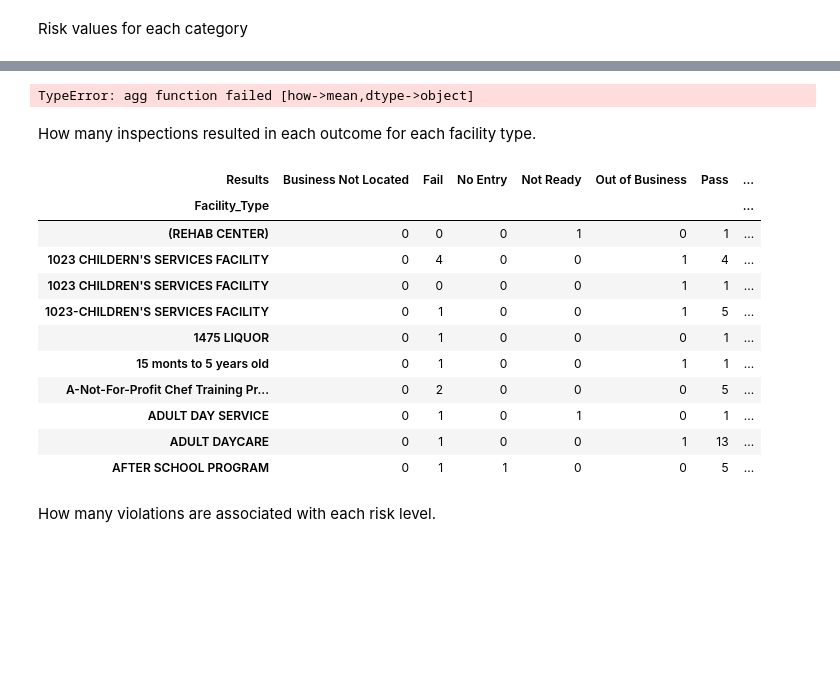
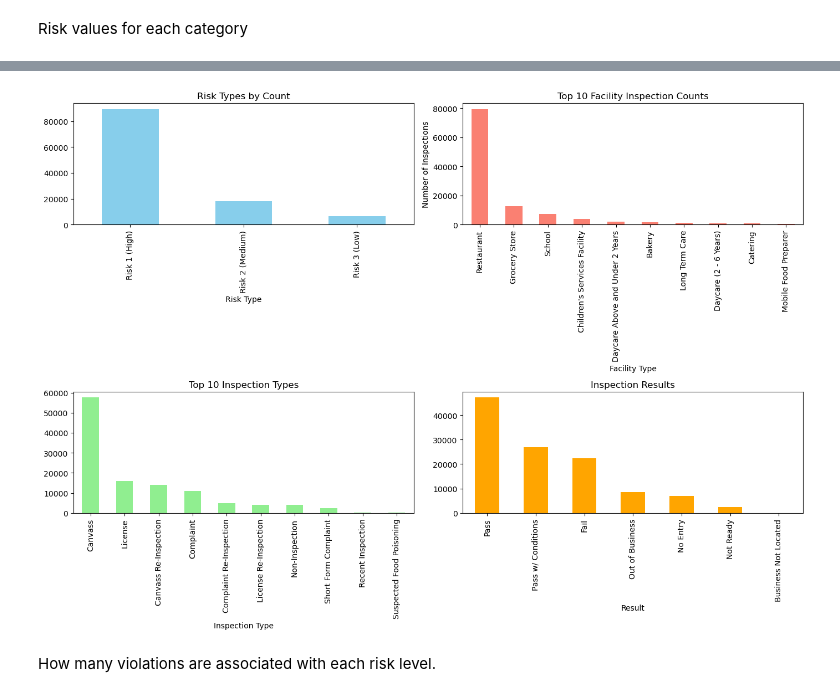
Before and after one commit to suhail-ak/data_science_py, a Jupyter notebook: DataScience_Project.ipynb, the cells around one changed output, grey strips where cells are left out. Drawn from its saved outputs; the diff is of its cells as text; code cells hidden in the pictures; blank space fills up the shorter version.

Commit message:
visuallizations

```diff
--- a/DataScience_Project.ipynb
+++ b/DataScience_Project.ipynb
@@ -206,25 +106,40 @@ plt.show()
-# %%
-average_risk_by_facility = dataset.groupby('Facility_Type')['Risk'].mean()
-average_risk_by_facility
-# %% [output]
-TypeError: agg function failed [how->mean,dtype->object]
-# %% [markdown]
-How many inspections resulted in each outcome for each facility type.
-# %%
-results_by_facility = dataset.groupby(['Facility_Type', 'Results']).size().unstack(fill_value=0)[:10]
-results_by_facility
-# %% [output]
-| Results | Business Not Located | Fail | No Entry | Not Ready | Out of Business | Pass | ... |
-| Facility_Type |  |  |  |  |  |  | ... |
-| (REHAB CENTER) | 0 | 0 | 0 | 1 | 0 | 1 | ... |
-| 1023 CHILDERN'S SERVICES FACILITY | 0 | 4 | 0 | 0 | 1 | 4 | ... |
-| 1023 CHILDREN'S SERVICES FACILITY | 0 | 0 | 0 | 0 | 1 | 1 | ... |
-| 1023-CHILDREN'S SERVICES FACILITY | 0 | 1 | 0 | 0 | 1 | 5 | ... |
-| 1475 LIQUOR | 0 | 1 | 0 | 0 | 0 | 1 | ... |
-| 15 monts to 5 years old | 0 | 1 | 0 | 0 | 1 | 1 | ... |
-| A-Not-For-Profit Chef Training Pr... | 0 | 2 | 0 | 0 | 0 | 5 | ... |
-| ADULT DAY SERVICE | 0 | 1 | 0 | 1 | 0 | 1 | ... |
-| ADULT DAYCARE | 0 | 1 | 0 | 0 | 1 | 13 | ... |
-| AFTER SCHOOL PROGRAM | 0 | 1 | 1 | 0 | 0 | 5 | ... |
+# %%
+
+# Risk value counts
+Risk_value_counts = dataset['Risk'].value_counts()
+Facility_Type_value_counts = dataset['Facility_Type'].value_counts()[:10]
+Inspection_Type_value_counts = dataset['Inspection_Type'].value_counts()[:10]
+Result_value_counts = dataset['Results'].value_counts()
+
+fig, axs = plt.subplots(2, 2, figsize=(14, 10))
+
+# Plot Risk value counts
+Risk_value_counts.plot(kind='bar', ax=axs[0, 0], color='skyblue')
+axs[0, 0].set_title('Risk Types by Count')
+axs[0, 0].set_xlabel('Risk Type')
+axs[0, 0].set_ylabel('')
+
+# Plot Facility Type value counts
+Facility_Type_value_counts[:10].plot(kind='bar', ax=axs[0, 1], color='salmon')
+axs[0, 1].set_title('Top 10 Facility Inspection Counts')
+axs[0, 1].set_xlabel('Facility Type')
+axs[0, 1].set_ylabel('Number of Inspections')
+
+# Plot Inspection Type value counts
+Inspection_Type_value_counts.plot(kind='bar', ax=axs[1, 0], color='lightgreen')
+axs[1, 0].set_title('Top 10 Inspection Types')
+axs[1, 0].set_xlabel('Inspection Type')
+axs[1, 0].set_ylabel('')
+
+# Plot Result value counts
+Result_value_counts.plot(kind='bar', ax=axs[1, 1], color='orange')
+axs[1, 1].set_title('Inspection Results')
+axs[1, 1].set_xlabel('Result')
+axs[1, 1].set_ylabel('')
+
+plt.tight_layout()
+plt.show()
+# %% [output]
+[figure, added]
 # %% [markdown]
 How many violations are associated with each risk level.
```
Also changed, not shown: parts of 20 cells of this notebook.
